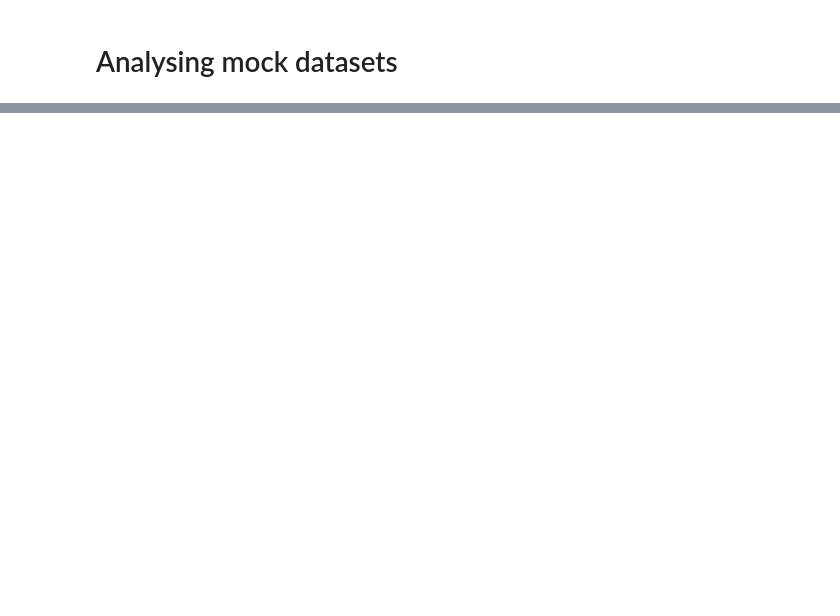
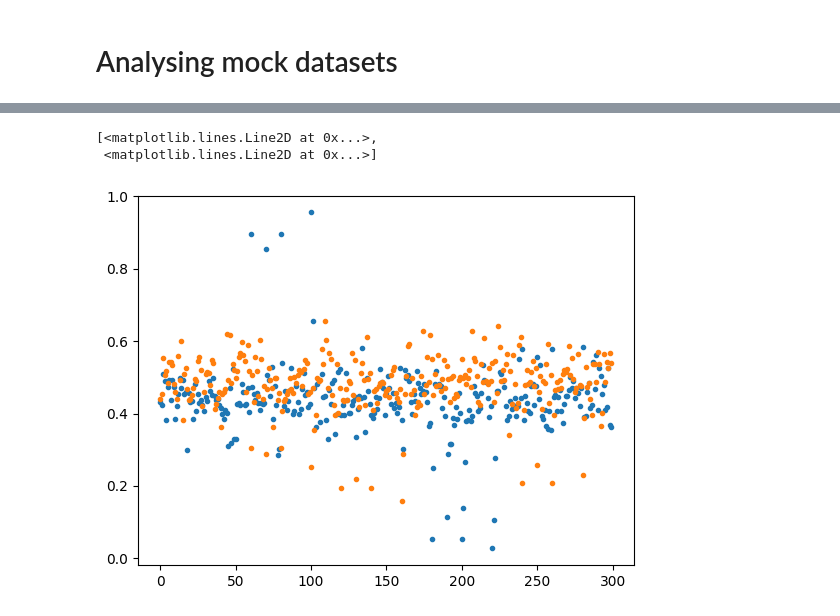
Before and after one commit to joaovaleriano/gLV_OED, a Jupyter notebook: notebooks/analysis.ipynb, the cells around one changed output, grey strips where cells are left out. Cells and saved outputs as stored; diff of their text form; code cells hidden in the pictures; blank space fills up the shorter version.

```diff
--- a/notebooks/analysis.ipynb
+++ b/notebooks/analysis.ipynb
@@ -123,2 +223,6 @@ get_meta(metatext)
 # %%
-datasets = [df[df.dataset==i] for i in df.dataset.unique()]
+plt.plot(df[[i for i in df.columns if "sp" in i]], ".")
+# %% [output]
+[<matplotlib.lines.Line2D at 0x...>,
+ <matplotlib.lines.Line2D at 0x...>]
+[figure, added]
```
Also changed, not shown: parts of 14 cells of this notebook, 1 other file.
